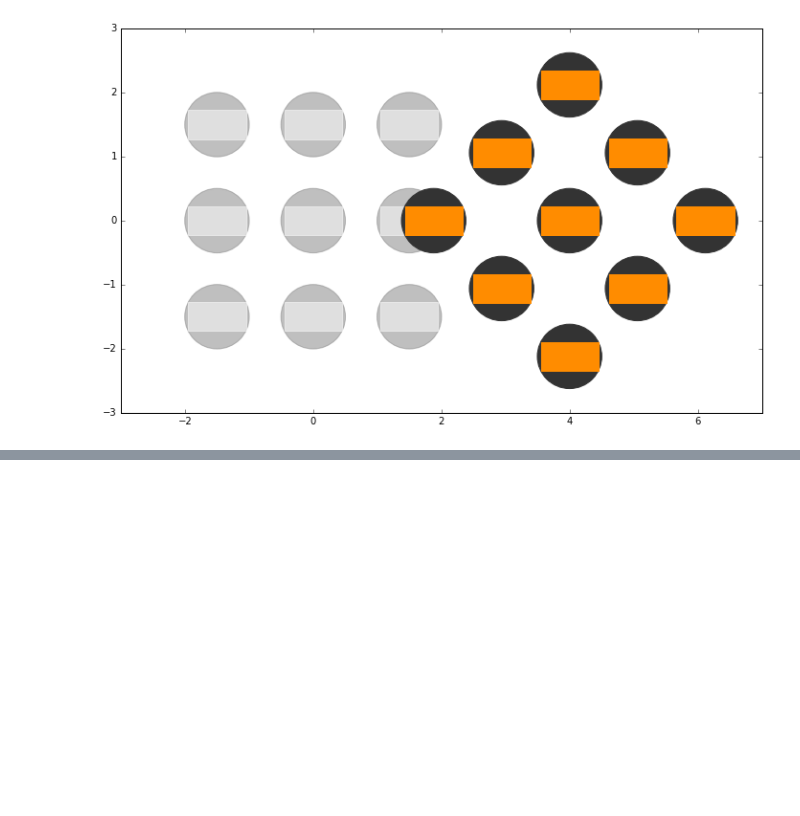
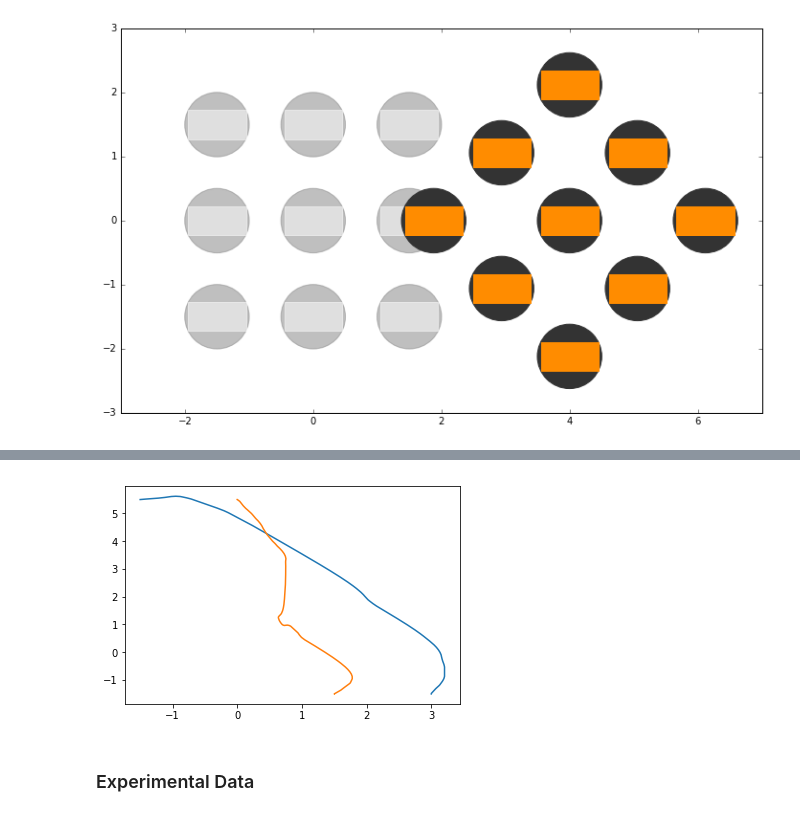
Before and after one commit to bgheneti/MultiboatTrajectoryOptimization, a Jupyter notebook: final_project_visualizations.ipynb, the cells around one changed output, grey strips where cells are left out. Saved outputs shown, nothing was run; the diff lists cells and outputs as text; code cells hidden in the pictures; blank space fills up the shorter version.

```diff
--- a/final_project_visualizations.ipynb
+++ b/final_project_visualizations.ipynb
@@ -341,0 +417,9 @@ x_shape = states_initialization.func_closure
+# %%
+plt.figure()
+plt.plot(S[0,:,0],S[0,:,1])
+plt.plot(S[1,:,0],S[1,:,1])
+plt.show()
+# %% [output]
+[figure, added]
+# %% [markdown]
+### Experimental Data
```
Also changed, not shown: parts of 12 cells of this notebook, 25 other files.
